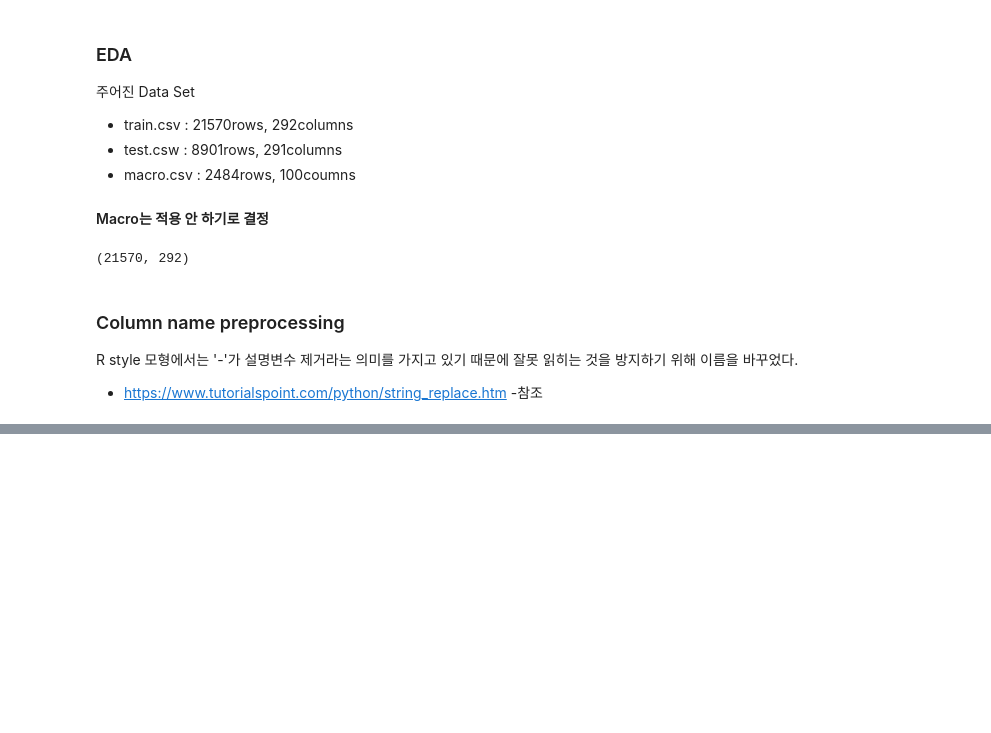
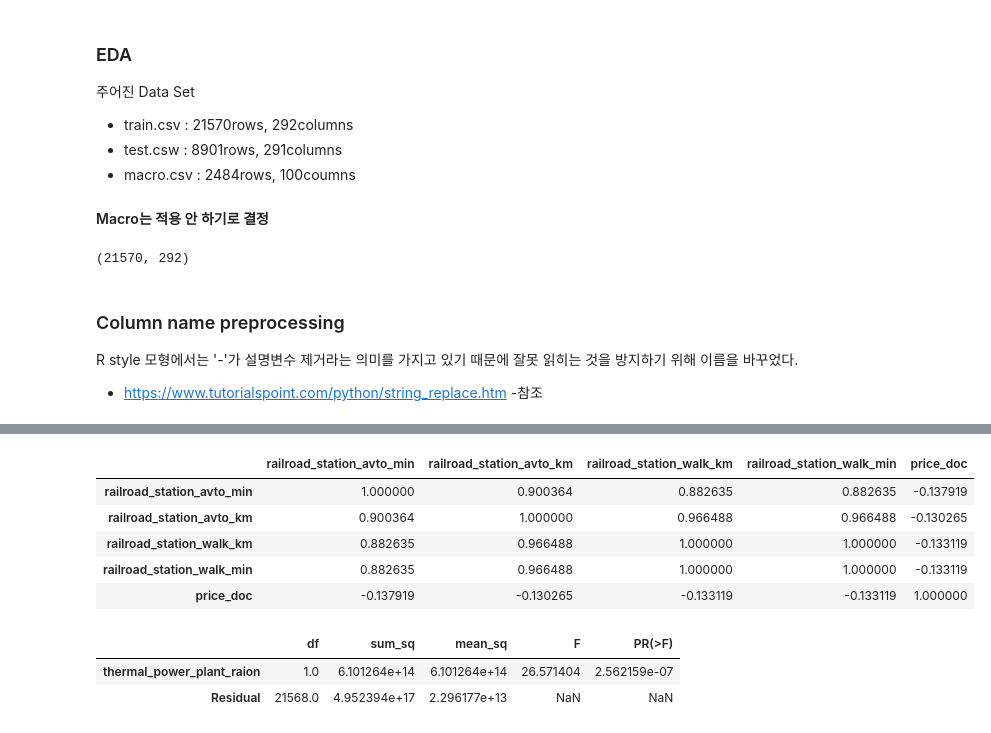
Before and after one commit to KyutaeLee/LinearRegressionProject1, a Jupyter notebook: LinearRegressionProject1.ipynb, the cells around one changed output, grey strips where cells are left out. Drawn from its saved outputs; the diff is of its cells as text; code cells hidden in the pictures; blank space fills up the shorter version.

```diff
--- a/LinearRegressionProject1.ipynb
+++ b/LinearRegressionProject1.ipynb
@@ -65,0 +112,25 @@ R style 모형에서는 '-'가 설명변수 제거라는 의미를 가지고 있
+# %%
+temp_df = data_train[['railroad_station_avto_min', 'railroad_station_avto_km', 'railroad_station_walk_km', 'railroad_station_walk_min', 'price_doc']]
+temp_df.corr()
+# %% [output]
+|  | railroad_station_avto_min | railroad_station_avto_km | railroad_station_walk_km | railroad_station_walk_min | price_doc |
+| railroad_station_avto_min | 1.000000 | 0.900364 | 0.882635 | 0.882635 | -0.137919 |
+| railroad_station_avto_km | 0.900364 | 1.000000 | 0.966488 | 0.966488 | -0.130265 |
+| railroad_station_walk_km | 0.882635 | 0.966488 | 1.000000 | 1.000000 | -0.133119 |
+| railroad_station_walk_min | 0.882635 | 0.966488 | 1.000000 | 1.000000 | -0.133119 |
+| price_doc | -0.137919 | -0.130265 | -0.133119 | -0.133119 | 1.000000 |
+# %%
+# mapping
+mapping = {'yes': 1, 'no': 0}
+raion_list = ['thermal_power_plant_raion', 'incineration_raion', 'oil_chemistry_raion', 'radiation_raion',
+            'railroad_terminal_raion', 'big_market_raion', 'nuclear_reactor_raion', 'detention_facility_raion']
+temp_df_raion = pd.DataFrame()
+for raion in raion_list:
+    temp_df_raion[raion] = data_train[raion].map(mapping)
+temp_df = pd.concat([data_train['price_doc'], temp_df_raion], axis = 1)
+model_chas = sm.OLS.from_formula("price_doc ~ thermal_power_plant_raion", data=temp_df)
+sm.stats.anova_lm(model_chas.fit())
+# %% [output]
+|  | df | sum_sq | mean_sq | F | PR(>F) |
+| thermal_power_plant_raion | 1.0 | 6.101264e+14 | 6.101264e+14 | 26.571404 | 2.562159e-07 |
+| Residual | 21568.0 | 4.952394e+17 | 2.296177e+13 | NaN | NaN |
```
Also changed, not shown: parts of 5 cells of this notebook.
